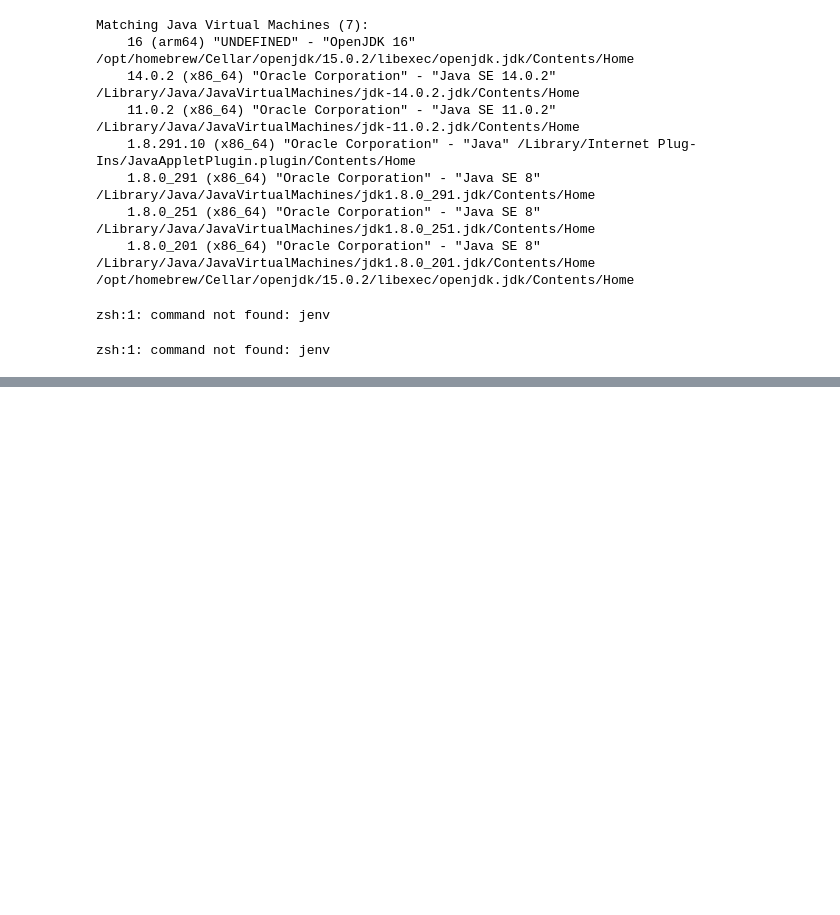
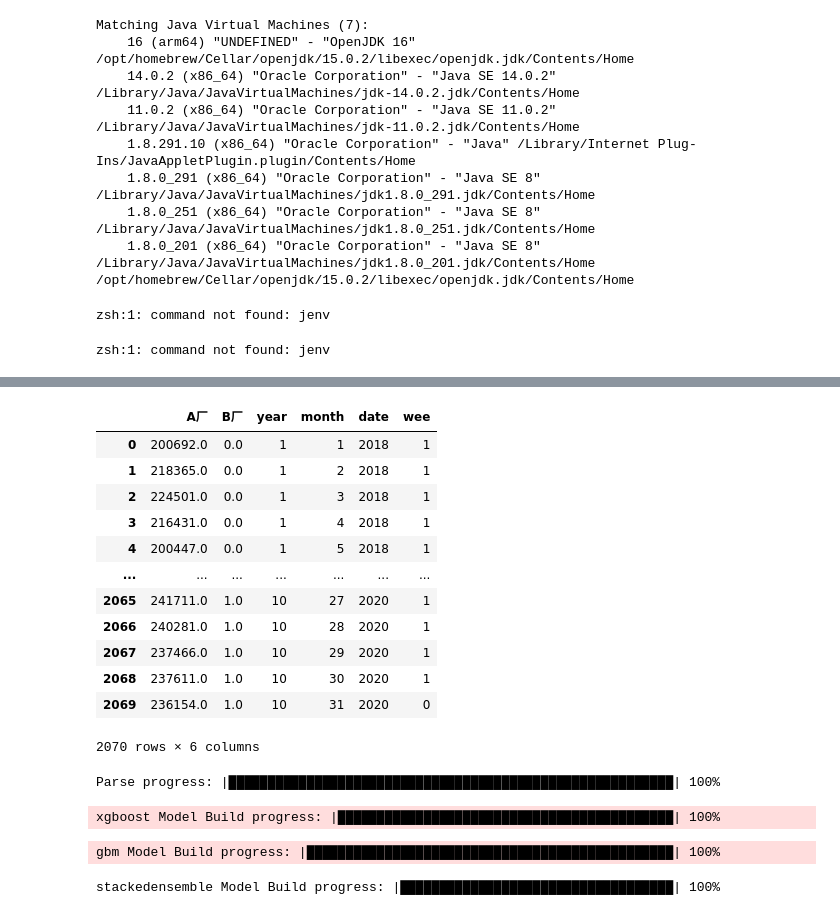
Before and after one commit to fyenne/pythonAAE, a Jupyter notebook: open_data_com/water.ipynb, the cells around one changed output, grey strips where cells are left out. Drawn from its saved outputs; the diff is of its cells as text; code cells hidden in the pictures; blank space fills up the shorter version.

```diff
--- a/open_data_com/water.ipynb
+++ b/open_data_com/water.ipynb
@@ -350,2 +369,3 @@ H2OServerError: Server process terminated because of unsupported Java version: O
 # %%
-kag = pd.read_csv('/Users/fyenne/Downloads/booooks/semester5/pythonAAE/open_data_com/data/kag.csv')
+train_raw = pd.read_csv('/Users/fyenne/Downloads/booooks/semester5/pythonAAE/open_data_com/data/raw_train.csv')
+tests_raw = pd.read_csv('/Users/fyenne/Downloads/booooks/semester5/pythonAAE/open_data_com/data/raw_tests.csv')
@@ -353,0 +372,74 @@ kag = pd.read_csv('/Users/fyenne/Downloads/booooks/semester5/pythonAAE/open_data
+# %%
+train_raw
+# %% [output]
+|  | A厂 | B厂 | year | month | date | wee |
+| 0 | 200692.0 | 0.0 | 1 | 1 | 2018 | 1 |
+| 1 | 218365.0 | 0.0 | 1 | 2 | 2018 | 1 |
+| 2 | 224501.0 | 0.0 | 1 | 3 | 2018 | 1 |
+| 3 | 216431.0 | 0.0 | 1 | 4 | 2018 | 1 |
+| 4 | 200447.0 | 0.0 | 1 | 5 | 2018 | 1 |
+| ... | ... | ... | ... | ... | ... | ... |
+| 2065 | 241711.0 | 1.0 | 10 | 27 | 2020 | 1 |
+| 2066 | 240281.0 | 1.0 | 10 | 28 | 2020 | 1 |
+| 2067 | 237466.0 | 1.0 | 10 | 29 | 2020 | 1 |
+| 2068 | 237611.0 | 1.0 | 10 | 30 | 2020 | 1 |
+| 2069 | 236154.0 | 1.0 | 10 | 31 | 2020 | 0 |
+2070 rows × 6 columns
+# %%
+train_list=list(train_raw.columns)[:-1]
+train_1=h2o.H2OFrame(train_raw)
+train_raw['A厂']=train_raw['A厂']
+# %% [output]
+Parse progress: |█████████████████████████████████████████████████████████| 100%
+# %%
+param = {
+      "ntrees" : 2000
+    , "max_depth" : 20
+    , "learn_rate" : 0.02
+    , "sample_rate" : 0.7
+    , "col_sample_rate_per_tree" : 0.9
+    , "min_rows" : 5
+    , "seed": 4240
+    , "score_tree_interval": 100
+    ,"stopping_metric" :"MSE"
+    ,"nfolds":8
+    ,"fold_assignment":"AUTO"
+    ,"keep_cross_validation_predictions" : True
+    ,"booster":"dart"
+}
+
+from h2o.estimators import H2OXGBoostEstimator
+model_xgb = H2OXGBoostEstimator(**param)
+model_xgb.train(x = train_list, y = 'A厂', training_frame = train_1)
+param={
+    "ntrees" : 1060
+    , "max_depth" : 15
+    , "learn_rate" : 0.02
+    , "sample_rate" : 0.7
+    , "col_sample_rate_per_tree" : 0.9
+    , "min_rows" : 5
+    , "seed": 4240
+    , "score_tree_interval": 100
+    , "stopping_metric" :"RMSE"
+    , "nfolds":8
+    , "fold_assignment":"AUTO"
+    , "keep_cross_validation_predictions" : True
+ }
+# %% [output]
+xgboost Model Build progress: |███████████████████████████████████████████| 100%
+# %%
+from h2o.estimators.gbm import H2OGradientBoostingEstimator  # import gbm estimator
+model_gbm = H2OGradientBoostingEstimator(**param)
+model_gbm.train(x = train_list, y = 'A厂', training_frame = train_1)
+# %% [output]
+gbm Model Build progress: |███████████████████████████████████████████████| 100%
+# %%
+from h2o.estimators import H2OStackedEnsembleEstimator
+stack = H2OStackedEnsembleEstimator(model_id="ensemble11",
+                                       training_frame=train_1,
+                                       #validation_frame=test,
+                                       base_models=[model_xgb.model_id,model_gbm.model_id],
+                                    metalearner_algorithm="glm")
+stack.train(x=train_list, y="A厂", training_frame=train_1)
+# %% [output]
+stackedensemble Model Build progress: |███████████████████████████████████| 100%
```
Also changed, not shown: parts of 11 cells of this notebook.
